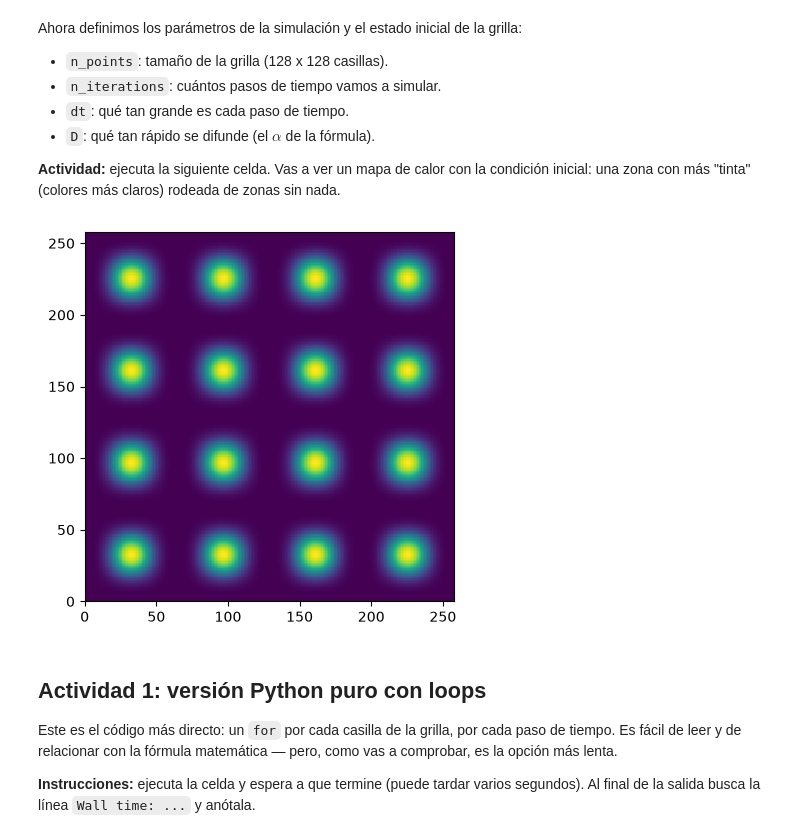
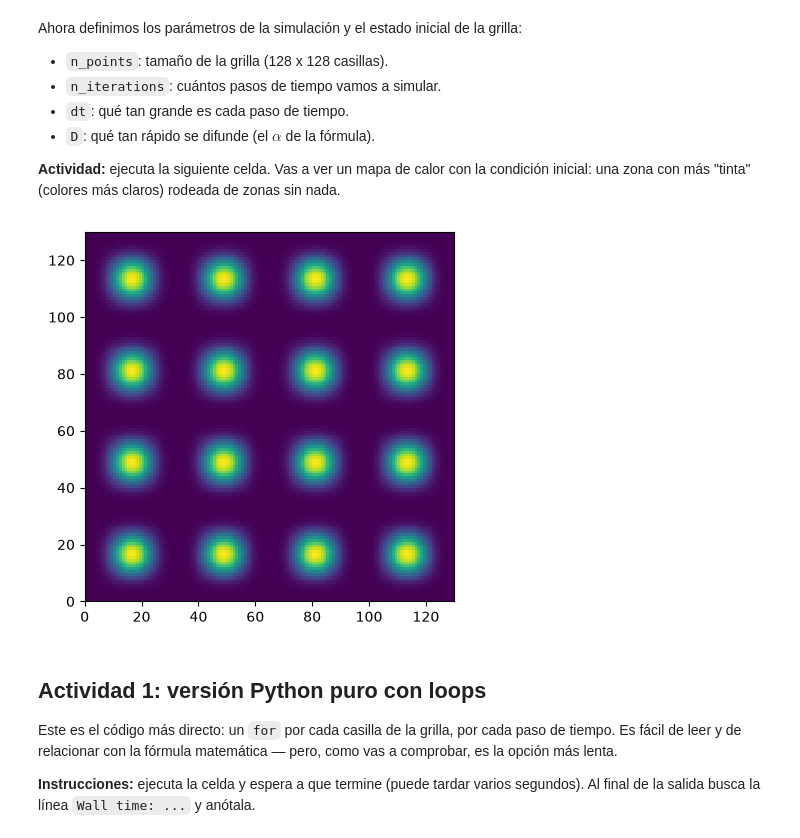
Before and after one commit to javiermoya2504/python-for-hpc-clase, a Jupyter notebook: notebooks/02--Teaser_Difusion.ipynb, the cells around one changed output. Drawn from its saved outputs; the diff is of its cells as text; code cells hidden in the pictures.

```diff
--- a/notebooks/02--Teaser_Difusion.ipynb
+++ b/notebooks/02--Teaser_Difusion.ipynb
@@ -72,24 +72,24 @@ Ahora definimos los parámetros de la simulación y el estado inicial de la gril
 # %%
 import numpy as np
 import matplotlib.pyplot as plt
 %matplotlib inline
 
 # parametros de la simulacion
 n_iterations = 400   # cuantos pasos de tiempo simulamos
-n_points = 256        # tamano de la grilla (n_points x n_points)
+n_points = 128       # tamano de la grilla (n_points x n_points)
 dt = 0.1              # paso de tiempo
 D = 1.0               # coeficiente de difusion (alpha en la formula)
 
 def init(val=0.005):
     x = np.linspace(0., 4.*np.pi, num=n_points+2)
     y = np.linspace(0., 4.*np.pi, num=n_points+2)
     grid = val * np.outer(np.sin(x)**4, np.sin(y)**4)
     return grid
 
 grid = init()
 plt.pcolormesh(grid.T); plt.axis('image'); plt.show()
 # %% [output]
-[figure, old version]
+[figure, new version]
 # %% [markdown]
 ## Actividad 1: versión Python puro con loops
 
```
Also changed, not shown: parts of 9 cells of this notebook.
